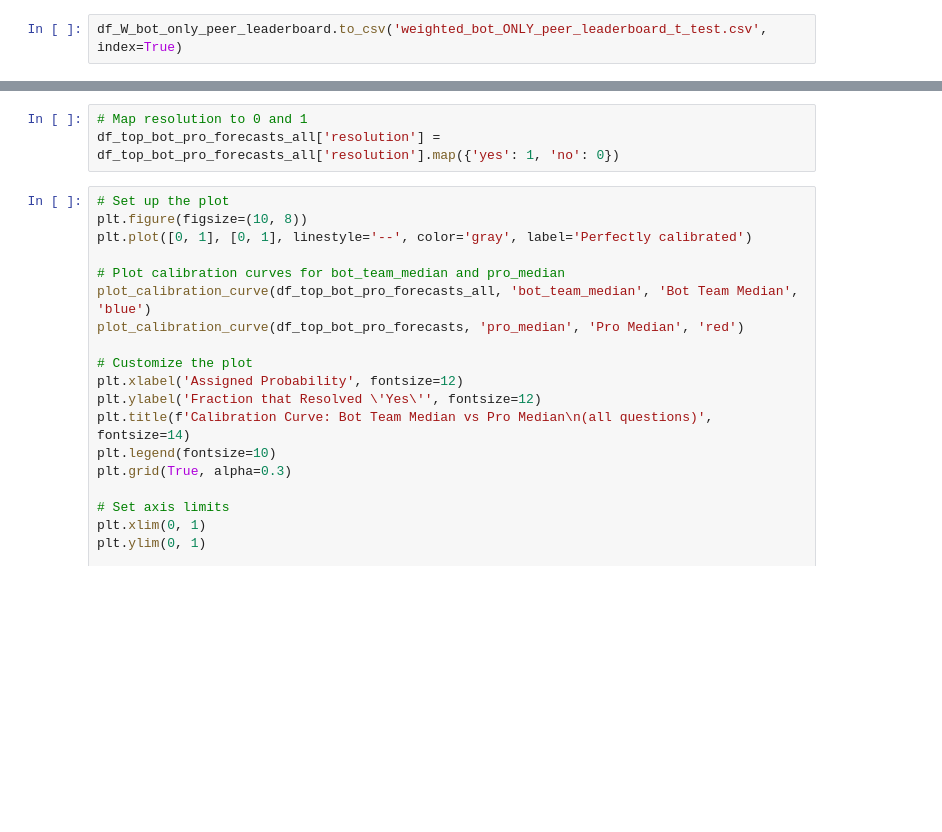
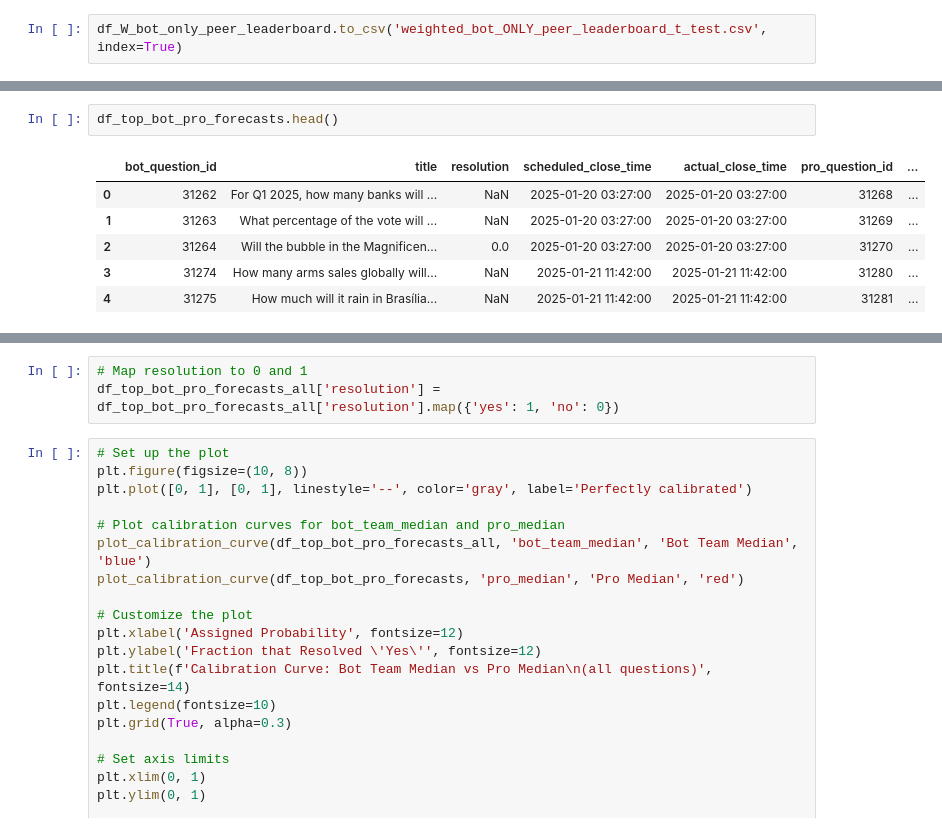
Before and after one commit to Metaculus/aib-analysis, a Jupyter notebook: AI_BENCHMARKING_ANALYSIS.ipynb, the cells around one changed output, grey strips where cells are left out. Drawn from its saved outputs; the diff is of its cells as text; blank space fills up the shorter version.

```diff
--- a/AI_BENCHMARKING_ANALYSIS.ipynb
+++ b/AI_BENCHMARKING_ANALYSIS.ipynb
@@ -1017,3 +1447,12 @@ df_top_bot_pro_forecasts.dtypes
+# %%
+df_top_bot_pro_forecasts.head()
+# %% [output]
+|  | bot_question_id | title | resolution | scheduled_close_time | actual_close_time | pro_question_id | ... |
+| 0 | 31262 | For Q1 2025, how many banks will ... | NaN | 2025-01-20 03:27:00 | 2025-01-20 03:27:00 | 31268 | ... |
+| 1 | 31263 | What percentage of the vote will ... | NaN | 2025-01-20 03:27:00 | 2025-01-20 03:27:00 | 31269 | ... |
+| 2 | 31264 | Will the bubble in the Magnificen... | 0.0 | 2025-01-20 03:27:00 | 2025-01-20 03:27:00 | 31270 | ... |
+| 3 | 31274 | How many arms sales globally will... | NaN | 2025-01-21 11:42:00 | 2025-01-21 11:42:00 | 31280 | ... |
+| 4 | 31275 | How much will it rain in Brasília... | NaN | 2025-01-21 11:42:00 | 2025-01-21 11:42:00 | 31281 | ... |
 # %%
 # Set up the plot
 plt.figure(figsize=(10, 8))
```
Also changed, not shown: parts of 64 cells of this notebook, 5 other files.
